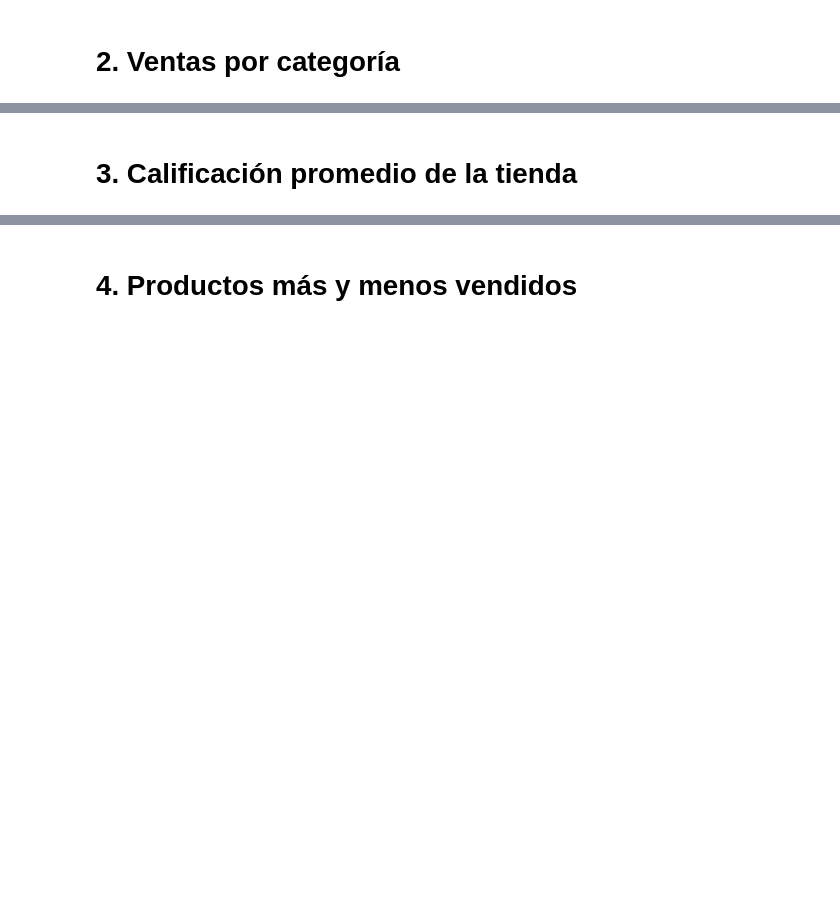
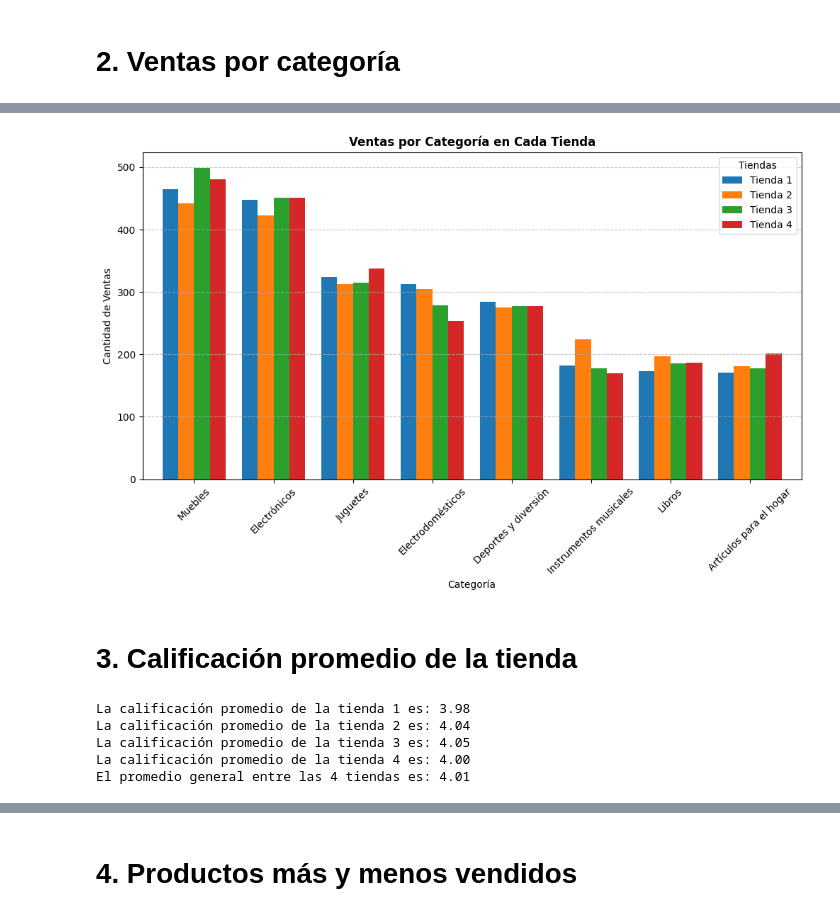
Before and after one commit to sergio-canul/AluraDSChallenge, a Jupyter notebook: AluraStoreLatam.ipynb, the cells around one changed output, grey strips where cells are left out. Drawn from its saved outputs; the diff is of its cells as text; code cells hidden in the pictures; blank space fills up the shorter version.

```diff
--- a/AluraStoreLatam.ipynb
+++ b/AluraStoreLatam.ipynb
@@ -88,0 +125,16 @@ El ingreso total de la tienda 4 es: $1,038,375,700.00
+# %%
+tiendas_cat = [df,df2,df3,df4]
+
+ventas_por_tienda = pd.concat(
+    [d['Categoría del Producto'].value_counts() for d in tiendas_cat],
+    axis  = 1,
+    keys=['Tienda 1','Tienda 2','Tienda 3','Tienda 4']
+)
+
+print(ventas_por_tienda)
+max_por_tienda = ventas_por_tienda.idxmax()
+resultados = ventas_por_tienda.max()
+
+
+for i, (tienda,categoria) in enumerate(max_por_tienda.items(),1):
+  print(f'La categoría más vendida en la {tienda} es: {categoria} con {resultados[tienda]:.0f} ventas')
@@ -89,2 +156,33 @@ El ingreso total de la tienda 4 es: $1,038,375,700.00
+# %%
+ventas_por_tienda.plot(kind='bar', figsize=(12, 6), width=0.8)
+plt.title('Ventas por Categoría en Cada Tienda', fontweight='bold')
+plt.xlabel('Categoría')
+plt.ylabel('Cantidad de Ventas')
+plt.xticks(rotation=45)
+plt.grid(axis='y', linestyle='--', alpha=0.7)
+plt.legend(title='Tiendas')
+plt.show()
+# %% [output]
+[figure, added]
 # %% [markdown]
 # 3. Calificación promedio de la tienda
+# %%
+promedios = [
+    df['Calificación'].mean(),
+    df2['Calificación'].mean(),
+    df3['Calificación'].mean(),
+    df4['Calificación'].mean(),
+]
+
+for i in range(len(promedios)):
+  print(f'La calificación promedio de la tienda {i+1} es: {promedios[i]:.2f}')
+
+promedio_general = sum(promedios)/ len(promedios)
+
+print(f'El promedio general entre las 4 tiendas es: {promedio_general:.2f}')
+# %% [output]
+La calificación promedio de la tienda 1 es: 3.98
+La calificación promedio de la tienda 2 es: 4.04
+La calificación promedio de la tienda 3 es: 4.05
+La calificación promedio de la tienda 4 es: 4.00
+El promedio general entre las 4 tiendas es: 4.01
```
Also changed, not shown: parts of 39 cells of this notebook, 6 other files.
